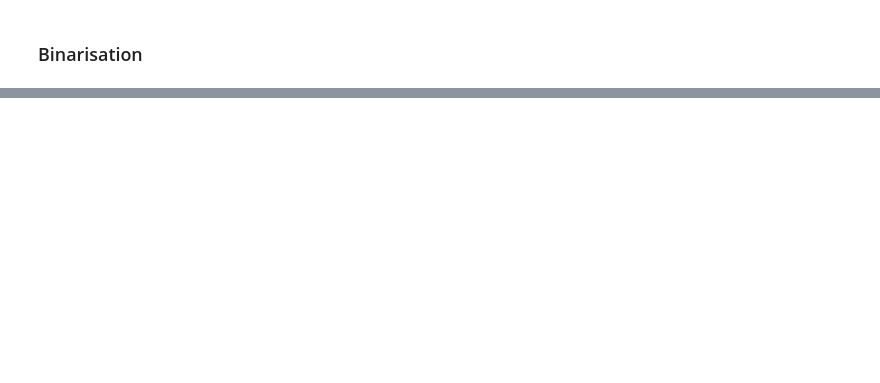
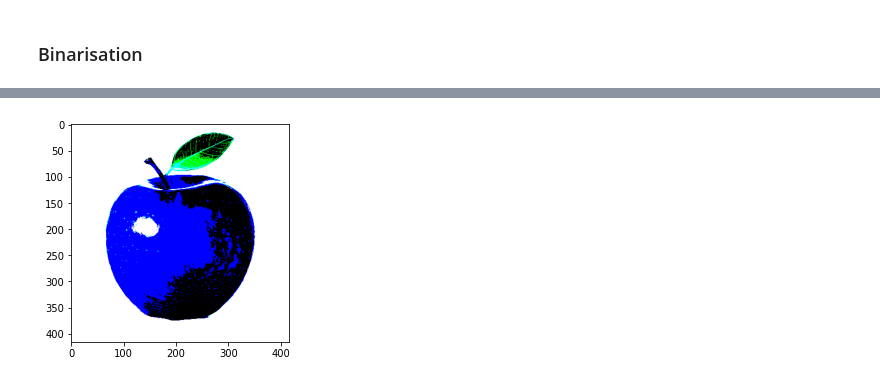
Before and after one commit to greatmaxix/computerVisionClass, a Jupyter notebook: lesson2/hw2.ipynb, the cells around one changed output, grey strips where cells are left out. Saved outputs shown, nothing was run; the diff lists cells and outputs as text; code cells hidden in the pictures; blank space fills up the shorter version.

```diff
--- a/lesson2/hw2.ipynb
+++ b/lesson2/hw2.ipynb
@@ -44,0 +3,40 @@ plt.show()
+# %%
+import cv2 as cv
+import numpy as np
+from matplotlib import pyplot as plt
+import random
+
+img = cv.imread('apple.png')
+
+def binarisation(img, k):
+    img_copy = img.copy()
+    T = random.randint(0, 255)
+
+    while True:
+        # segment image by threshold T to G1 and G2
+        G1 = img_copy[img_copy < T]
+        G2 = img_copy[img_copy >= T]
+        mean1 = np.mean(G1)
+        mean2 = np.mean(G2)
+        T1 = (T + mean1) / 2
+        T2 = (T + mean2) / 2
+        if abs(T1 - T2) < k:
+            break
+        T = T2
+
+    # segment image by threshold T to G1 and G2
+    G1 = img_copy[img_copy < T]
+    G2 = img_copy[img_copy >= T]
+
+    # set all pixels in G1 to 0 and all pixels in G2 to 255
+    img_copy[img_copy < T] = 0
+    img_copy[img_copy >= T] = 255
+
+    return img_copy
+
+result = binarisation(img, 120)
+
+plt.imshow(result, cmap='gray')
+plt.show()
+# %% [output]
+[figure, added]
```
Also changed, not shown: parts of 4 cells of this notebook, 2 other files.
